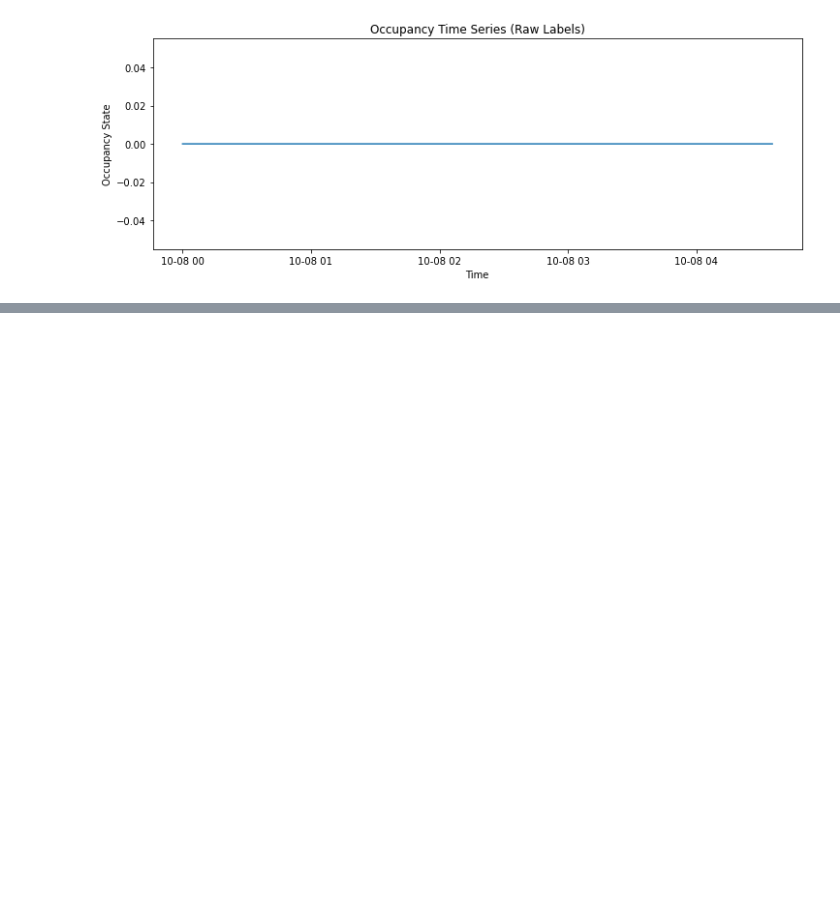
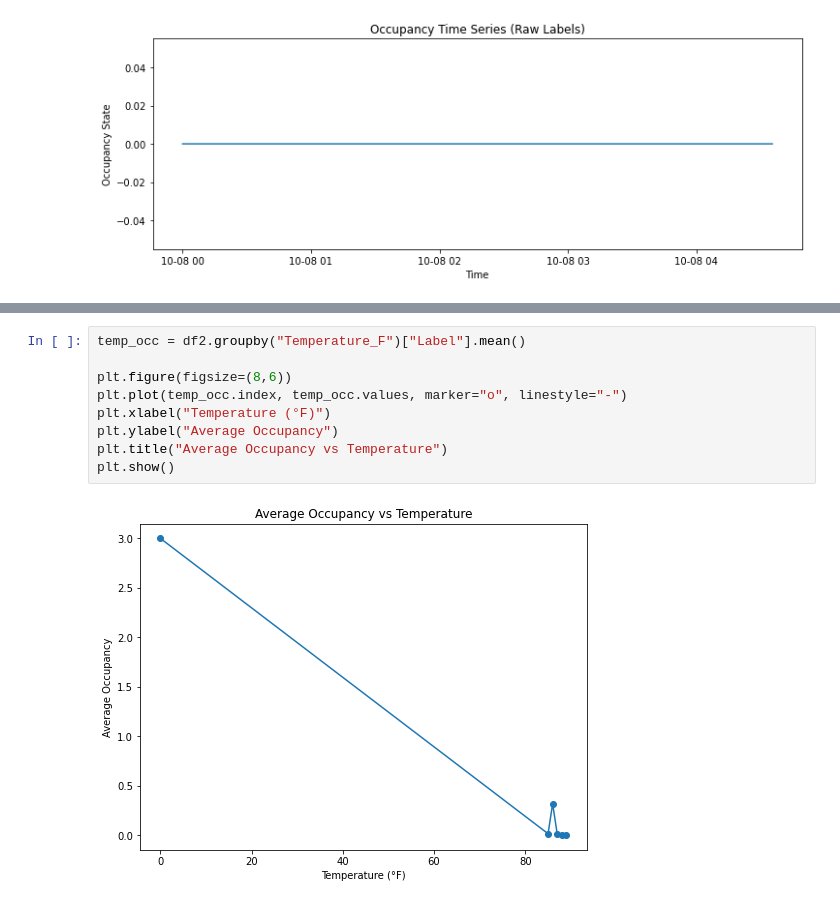
Before and after one commit to Grace-5507/Office-Occupancy-Prediction, a Jupyter notebook: PIRvision_FoG_presence_detection.ipynb, the cells around one changed output, grey strips where cells are left out. Drawn from its saved outputs; the diff is of its cells as text; blank space fills up the shorter version.

```diff
--- a/PIRvision_FoG_presence_detection.ipynb
+++ b/PIRvision_FoG_presence_detection.ipynb
@@ -478,0 +489,11 @@ df_all
+# %%
+temp_occ = df2.groupby("Temperature_F")["Label"].mean()
+
+plt.figure(figsize=(8,6))
+plt.plot(temp_occ.index, temp_occ.values, marker="o", linestyle="-")
+plt.xlabel("Temperature (°F)")
+plt.ylabel("Average Occupancy")
+plt.title("Average Occupancy vs Temperature")
+plt.show()
+# %% [output]
+[figure, added]
```
Also changed, not shown: parts of 12 cells of this notebook.
